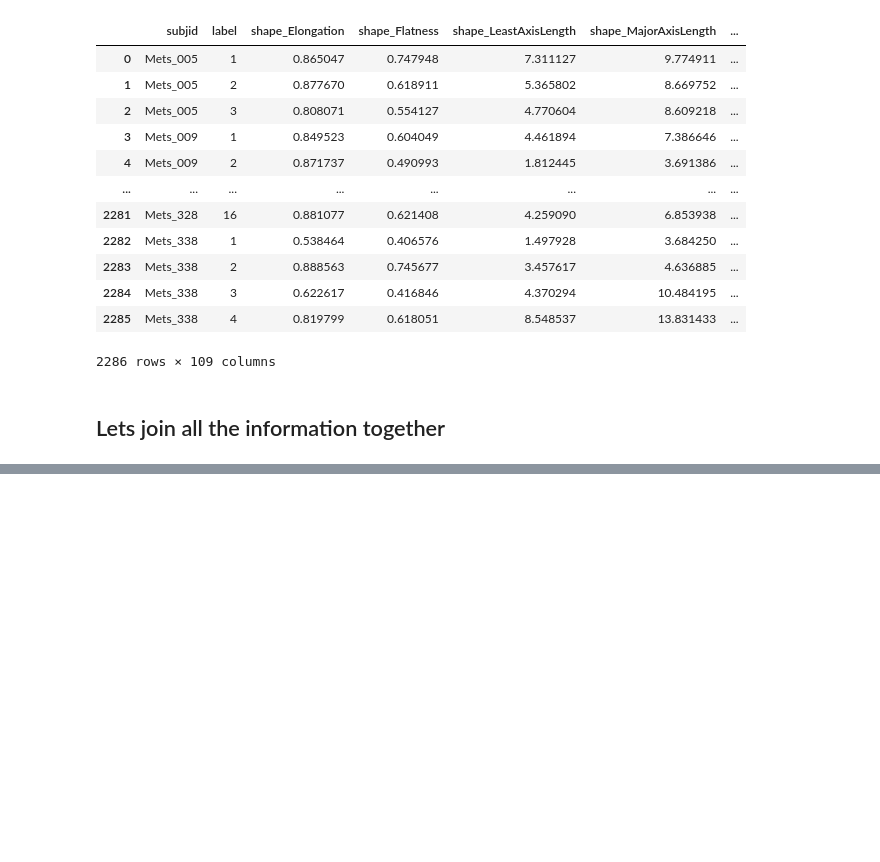
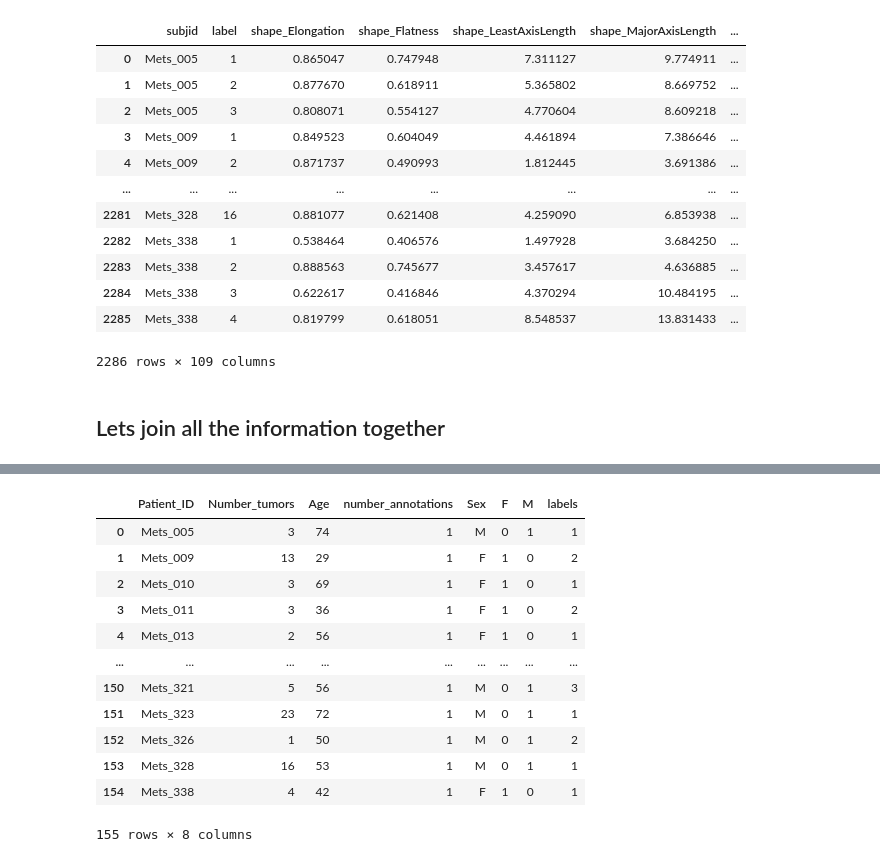
Before and after one commit to AlvaroMillanRuiz/Thesis-AlvaroMillanRuiz, a Jupyter notebook: Radiomic Features.ipynb, the cells around one changed output, grey strips where cells are left out. Saved outputs shown, nothing was run; the diff lists cells and outputs as text; code cells hidden in the pictures; blank space fills up the shorter version.

```diff
--- a/Radiomic Features.ipynb
+++ b/Radiomic Features.ipynb
@@ -391,0 +493,27 @@ standford_labels
+# %%
+def create_ids(row):
+    patient_id = str(row['Patient_ID'])
+    if row['Patient_ID'] < 100:
+        if len(patient_id) < 2:
+            return 'Mets_00' + patient_id
+        elif len(patient_id) > 1:
+            return 'Mets_0' + patient_id
+    else:
+        return 'Mets_' + patient_id
+
+standford_labels['Patient_ID'] = standford_labels.apply(create_ids, axis=1)
+standford_labels
+# %% [output]
+|  | Patient_ID | Number_tumors | Age | number_annotations | Sex | F | M | labels |
+| 0 | Mets_005 | 3 | 74 | 1 | M | 0 | 1 | 1 |
+| 1 | Mets_009 | 13 | 29 | 1 | F | 1 | 0 | 2 |
+| 2 | Mets_010 | 3 | 69 | 1 | F | 1 | 0 | 1 |
+| 3 | Mets_011 | 3 | 36 | 1 | F | 1 | 0 | 2 |
+| 4 | Mets_013 | 2 | 56 | 1 | F | 1 | 0 | 1 |
+| ... | ... | ... | ... | ... | ... | ... | ... | ... |
+| 150 | Mets_321 | 5 | 56 | 1 | M | 0 | 1 | 3 |
+| 151 | Mets_323 | 23 | 72 | 1 | M | 0 | 1 | 1 |
+| 152 | Mets_326 | 1 | 50 | 1 | M | 0 | 1 | 2 |
+| 153 | Mets_328 | 16 | 53 | 1 | M | 0 | 1 | 1 |
+| 154 | Mets_338 | 4 | 42 | 1 | F | 1 | 0 | 1 |
+155 rows × 8 columns
```
Also changed, not shown: parts of 21 cells of this notebook.
